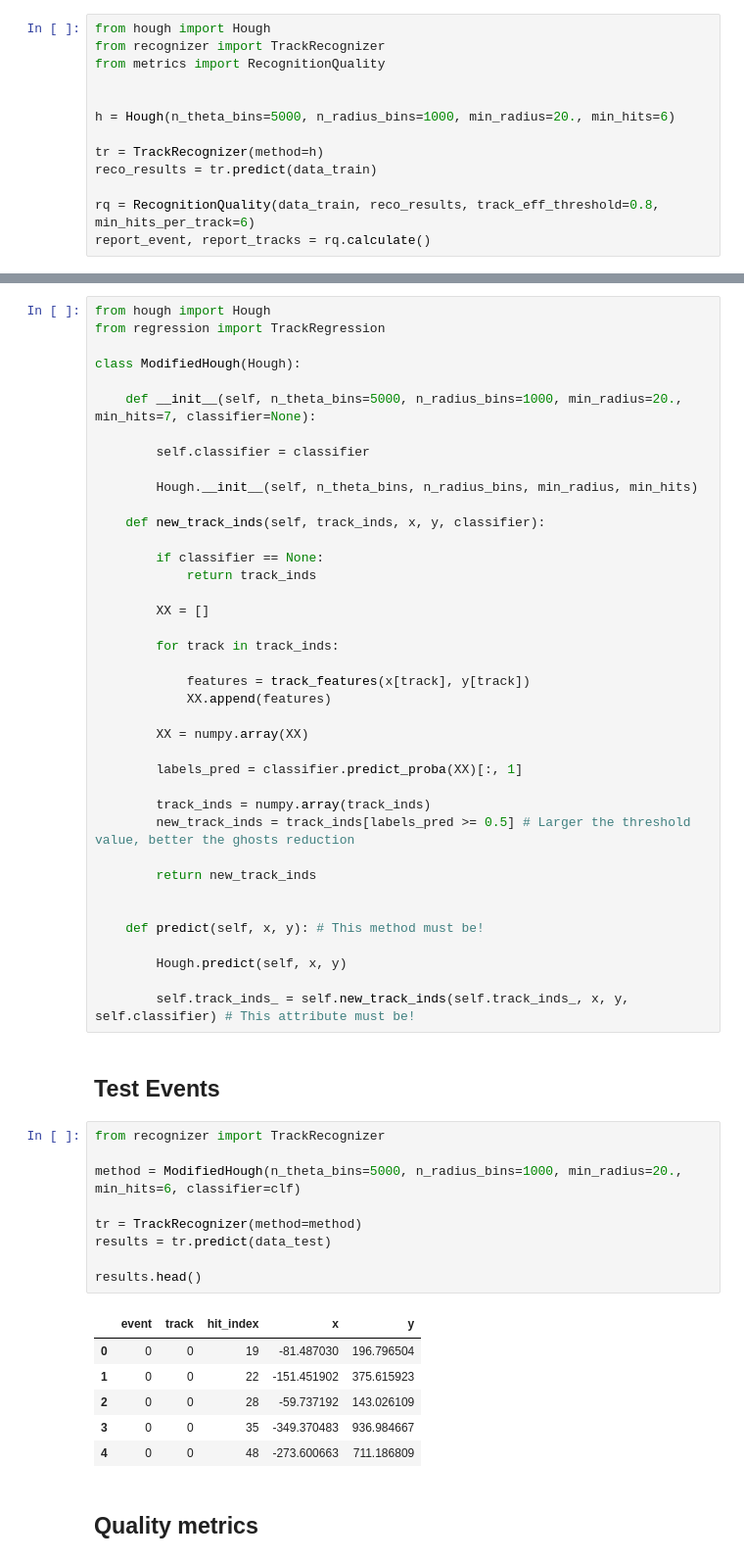
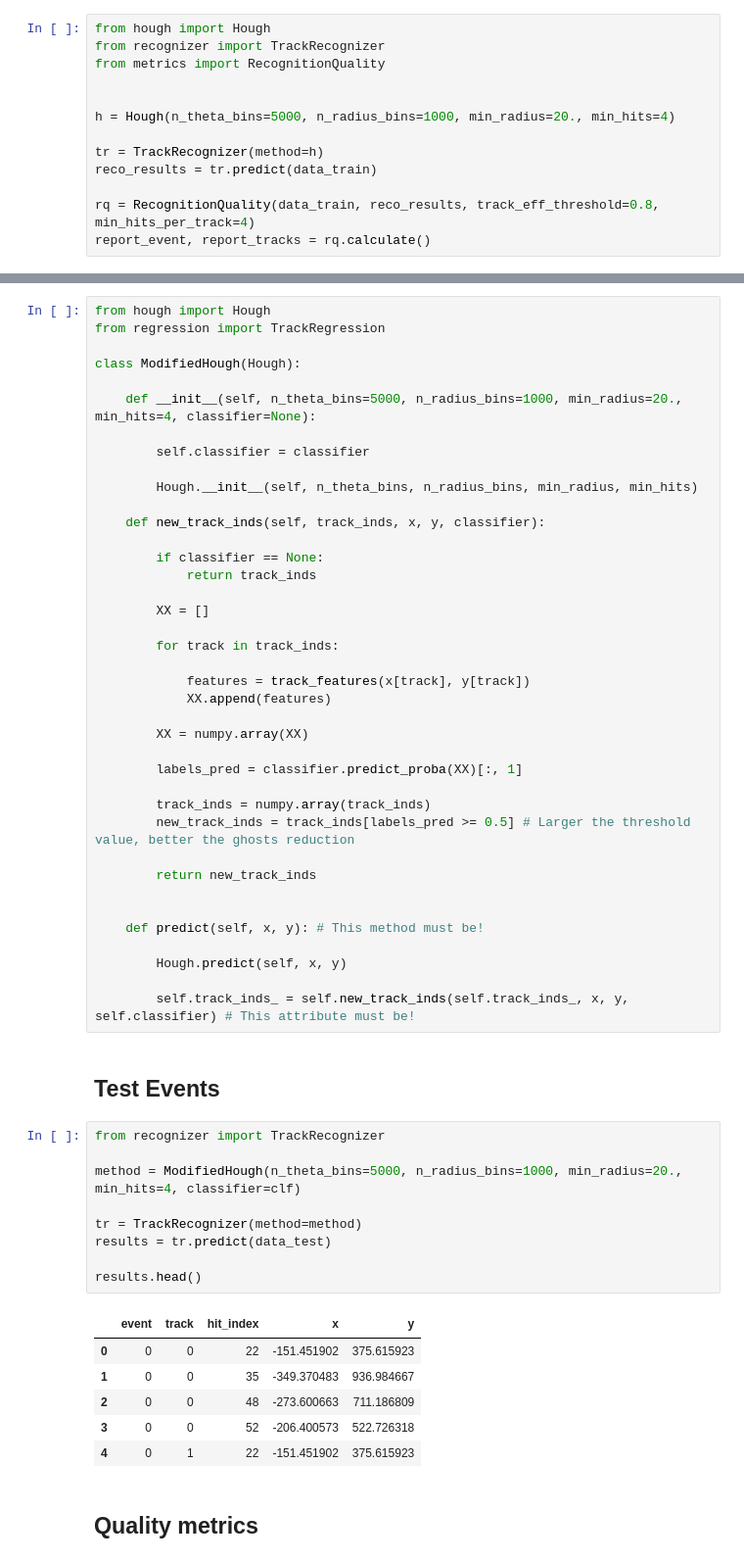
Before and after one commit to amitabhyadav/TrackML2DBaseline, a Jupyter notebook: 3_tracks_classification.ipynb, the cells around one changed output, grey strips where cells are left out. Shown: that part at 98% size. Cells and saved outputs as stored; diff of their text form.

```diff
--- a/3_tracks_classification.ipynb
+++ b/3_tracks_classification.ipynb
@@ -46,12 +46,12 @@ from recognizer import TrackRecognizer
 from metrics import RecognitionQuality
 
 
-h = Hough(n_theta_bins=5000, n_radius_bins=1000, min_radius=20., min_hits=6)
+h = Hough(n_theta_bins=5000, n_radius_bins=1000, min_radius=20., min_hits=4)
 
 tr = TrackRecognizer(method=h)
 reco_results = tr.predict(data_train)
 
-rq = RecognitionQuality(data_train, reco_results, track_eff_threshold=0.8, min_hits_per_track=6)
+rq = RecognitionQuality(data_train, reco_results, track_eff_threshold=0.8, min_hits_per_track=4)
 report_event, report_tracks = rq.calculate()
 # %% [markdown]
 ## Track Features Generation
@@ -178,7 +178,7 @@ from regression import TrackRegression
 
 class ModifiedHough(Hough):
 
-    def __init__(self, n_theta_bins=5000, n_radius_bins=1000, min_radius=20., min_hits=7, classifier=None):
+    def __init__(self, n_theta_bins=5000, n_radius_bins=1000, min_radius=20., min_hits=4, classifier=None):
 
         self.classifier = classifier
 
@@ -216,19 +216,19 @@ class ModifiedHough(Hough):
 # %%
 from recognizer import TrackRecognizer
 
-method = ModifiedHough(n_theta_bins=5000, n_radius_bins=1000, min_radius=20., min_hits=6, classifier=clf)
+method = ModifiedHough(n_theta_bins=5000, n_radius_bins=1000, min_radius=20., min_hits=4, classifier=clf)
 
 tr = TrackRecognizer(method=method)
 results = tr.predict(data_test)
 
 results.head()
 # %% [output]
 |  | event | track | hit_index | x | y |
-| 0 | 0 | 0 | 19 | -81.487030 | 196.796504 |
-| 1 | 0 | 0 | 22 | -151.451902 | 375.615923 |
-| 2 | 0 | 0 | 28 | -59.737192 | 143.026109 |
-| 3 | 0 | 0 | 35 | -349.370483 | 936.984667 |
-| 4 | 0 | 0 | 48 | -273.600663 | 711.186809 |
+| 0 | 0 | 0 | 22 | -151.451902 | 375.615923 |
+| 1 | 0 | 0 | 35 | -349.370483 | 936.984667 |
+| 2 | 0 | 0 | 48 | -273.600663 | 711.186809 |
+| 3 | 0 | 0 | 52 | -206.400573 | 522.726318 |
+| 4 | 0 | 1 | 22 | -151.451902 | 375.615923 |
 # %% [markdown]
 ## Quality metrics
 # %%
```
Also changed, not shown: parts of 4 cells of this notebook, 3 other files.
